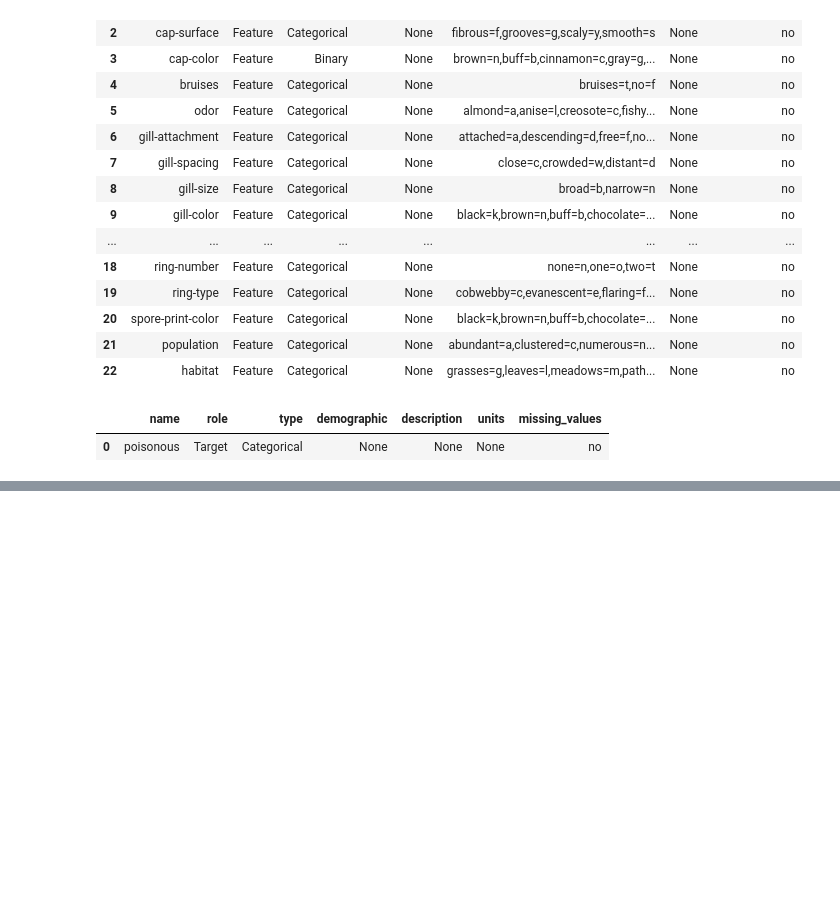
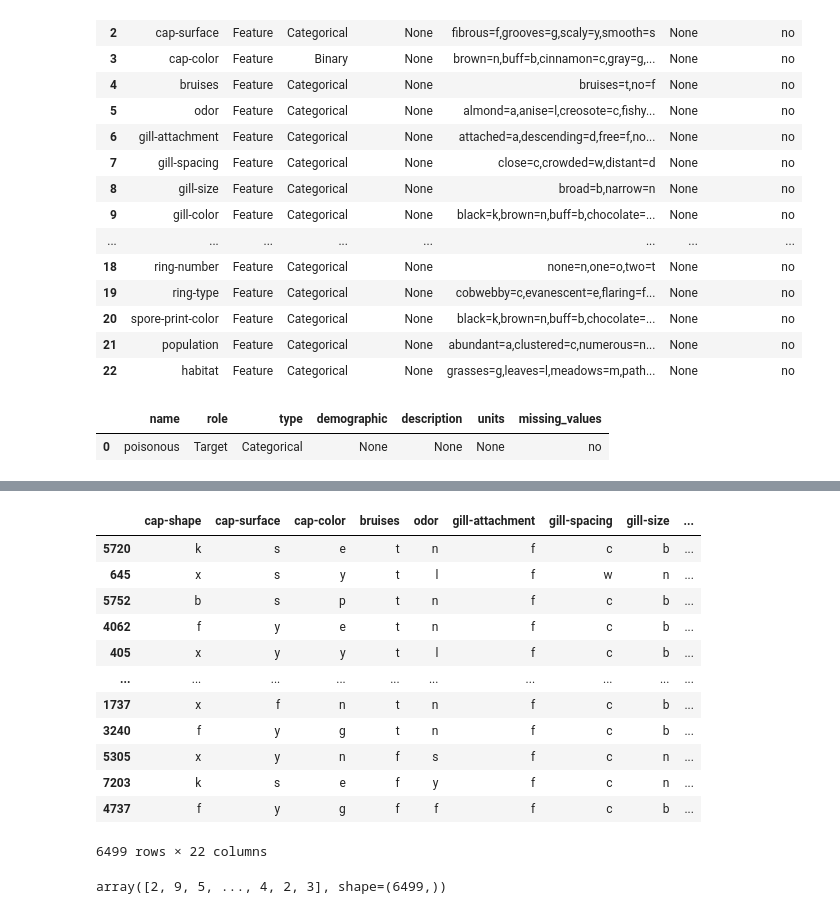
Before and after one commit to MartinAllsbrook/coding-bros, a Jupyter notebook: mushroom_dataset/mushroom.ipynb, the cells around one changed output, grey strips where cells are left out. Saved outputs shown, nothing was run; the diff lists cells and outputs as text; code cells hidden in the pictures; blank space fills up the shorter version.

```diff
--- a/mushroom_dataset/mushroom.ipynb
+++ b/mushroom_dataset/mushroom.ipynb
@@ -90,6 +107,6 @@ mushroom_df = mushroom['data']['original']
 # %%
-target_df = mushroom['data']['targets']
-target_df
+Y = mushroom['data']['targets']
+Y
 # %% [output]
 |  | poisonous |
 | 0 | p |
@@ -139,0 +171,16 @@ KeyError: "['poisonous'] not found in axis"
+# %%
+x_train
+# %% [output]
+|  | cap-shape | cap-surface | cap-color | bruises | odor | gill-attachment | gill-spacing | gill-size | ... |
+| 5720 | k | s | e | t | n | f | c | b | ... |
+| 645 | x | s | y | t | l | f | w | n | ... |
+| 5752 | b | s | p | t | n | f | c | b | ... |
+| 4062 | f | y | e | t | n | f | c | b | ... |
+| 405 | x | y | y | t | l | f | c | b | ... |
+| ... | ... | ... | ... | ... | ... | ... | ... | ... | ... |
+| 1737 | x | f | n | t | n | f | c | b | ... |
+| 3240 | f | y | g | t | n | f | c | b | ... |
+| 5305 | x | y | n | f | s | f | c | n | ... |
+| 7203 | k | s | e | f | y | f | c | n | ... |
+| 4737 | f | y | g | f | f | f | c | b | ... |
+6499 rows × 22 columns
@@ -139,0 +191,7 @@ KeyError: "['poisonous'] not found in axis"
+# %%
+#Testing this out on one of our columns from our x dataframe
+
+
+le.fit_transform(x_train["cap-color"])
+# %% [output]
+array([2, 9, 5, ..., 4, 2, 3], shape=(6499,))
```
Also changed, not shown: parts of 9 cells of this notebook.
